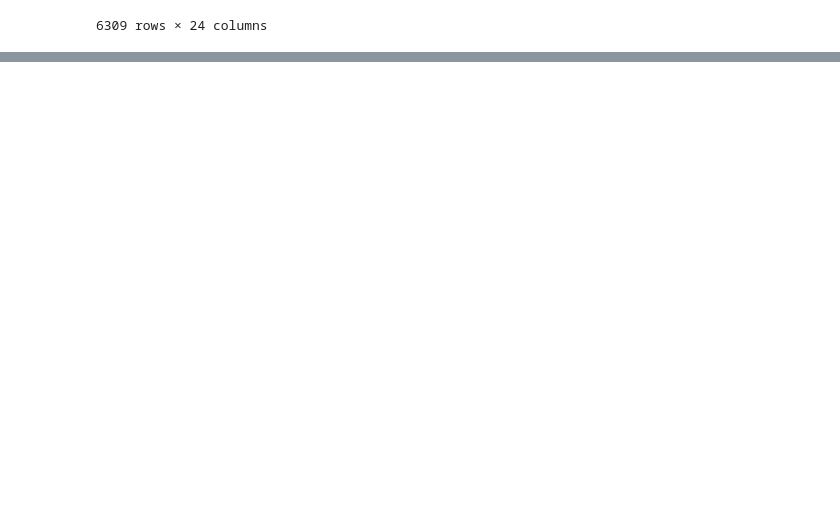
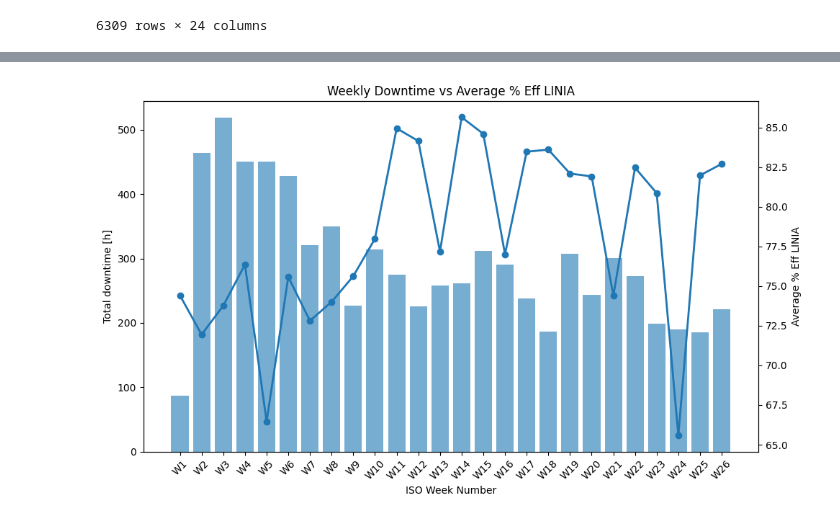
Before and after one commit to klaudiaban/ferrero, a Jupyter notebook: raport_awarii.ipynb, the cells around one changed output, grey strips where cells are left out. Drawn from its saved outputs; the diff is of its cells as text; code cells hidden in the pictures; blank space fills up the shorter version.

Commit message:
made some plots connecting zawiadomienia and wydajność

```diff
--- a/raport_awarii.ipynb
+++ b/raport_awarii.ipynb
@@ -101,0 +103,73 @@ merged.head(15)
+# %%
+import pandas as pd
+import matplotlib.pyplot as plt
+import re
+
+# ---------- 1. Load data again ----------
+prod = pd.read_csv('test.csv', sep=';')
+notif = pd.read_csv('raport_awarii.csv', sep=';')
+
+# ---------- 2. Helper for numeric ----------
+def clean_numeric(series):
+    return pd.to_numeric(
+        series.astype(str)
+              .str.replace(r'[^\d,.-]', '', regex=True)
+              .str.replace(',', '.'),
+        errors='coerce'
+    )
+
+# ---------- 3. Week extraction in production ----------
+week_col = [c for c in prod.columns if c.lower().startswith('tydzie')][0]
+prod['week_num'] = (
+    prod[week_col]
+    .astype(str)
+    .str.extract(r'(\d+)')[0]
+    .astype(float)
+)
+prod['eff'] = clean_numeric(prod['% E/LINIA'])
+
+prod_week = (
+    prod.dropna(subset=['eff', 'week_num'])
+        .groupby('week_num', as_index=False)['eff']
+        .mean()
+        .rename(columns={'eff': 'avg_eff'})
+)
+
+# ---------- 4. Downtime per week ----------
+notif_date_col = [c for c in notif.columns if 'Utworzono' in c][0]
+notif['date_created'] = pd.to_datetime(notif[notif_date_col], dayfirst=True, errors='coerce')
+notif['week_num'] = notif['date_created'].dt.isocalendar().week.astype(float)
+notif['downtime_h'] = clean_numeric(notif['Czas przestoju'])
+
+downtime_week = (
+    notif.dropna(subset=['week_num', 'downtime_h'])
+         .groupby('week_num', as_index=False)['downtime_h']
+         .sum()
+         .rename(columns={'downtime_h': 'total_downtime_h'})
+)
+
+# ---------- 5. Merge ----------
+merged_week = pd.merge(prod_week, downtime_week, on='week_num', how='inner').sort_values('week_num')
+
+# ---------- 6. Plot: Weeks on X‑axis ----------
+fig, ax1 = plt.subplots(figsize=(10, 6))
+
+# bar for downtime
+ax1.bar(merged_week['week_num'], merged_week['total_downtime_h'], alpha=0.6)
+ax1.set_xlabel('ISO Week Number')
+ax1.set_ylabel('Total downtime [h]', fontsize=10)
+ax1.set_title('Weekly Downtime vs Average % Eff LINIA')
+
+# line for efficiency on secondary axis
+ax2 = ax1.twinx()
+ax2.plot(merged_week['week_num'], merged_week['avg_eff'], marker='o', linewidth=2)
+ax2.set_ylabel('Average % Eff LINIA', fontsize=10)
+
+# tidy x‑axis labels
+ax1.set_xticks(merged_week['week_num'])
+ax1.set_xticklabels([f'W{int(w)}' for w in merged_week['week_num']], rotation=45)
+
+plt.tight_layout()
+plt.show()
+# %% [output]
+[figure, added]
```
Also changed, not shown: parts of 3 cells of this notebook.
